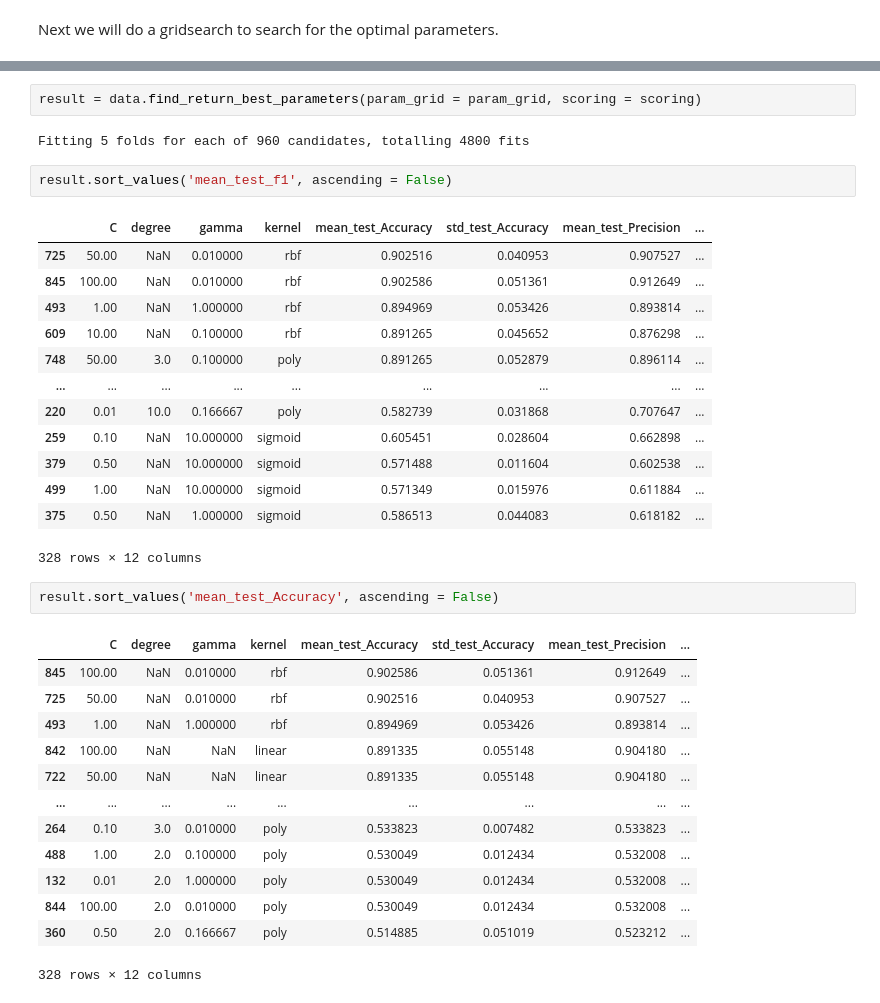
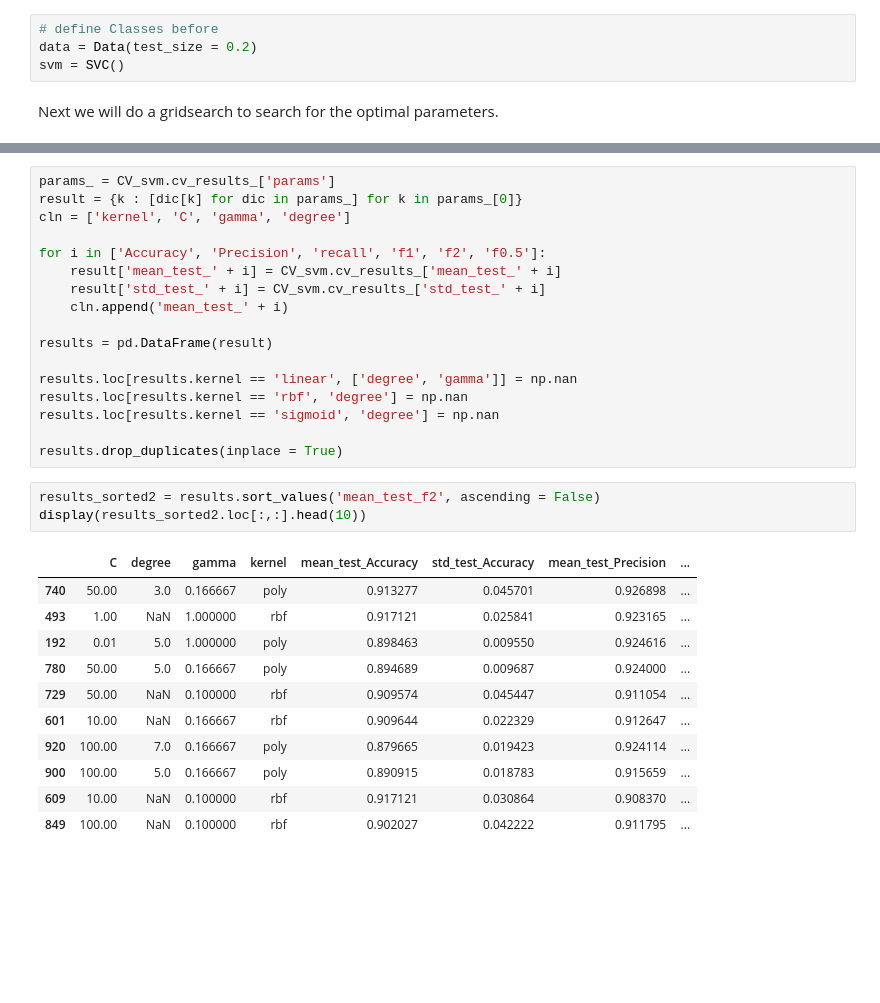
Before and after one commit to Estreuselito/Deus_ex_machina, a Jupyter notebook: Kernel/Kernel_ys.ipynb, the cells around one changed output, grey strips where cells are left out. Saved outputs shown, nothing was run; the diff lists cells and outputs as text; blank space fills up the shorter version.

```diff
--- a/Kernel/Kernel_ys.ipynb
+++ b/Kernel/Kernel_ys.ipynb
@@ -271,4 +278,8 @@ The graphs represent the same.  With an increasing value of gamma, the model suf
 # %% [markdown]
 From here on onwards, we instantiated Data again, in order to only have the data.
+# %%
+# define Classes before
+data = Data(test_size = 0.2)
+svm = SVC()
 # %% [markdown]
 Next we will do a gridsearch to search for the optimal parameters.
@@ -288,36 +317,32 @@ scoring = {'Accuracy' : 'accuracy',
-# %%
-result = data.find_return_best_parameters(param_grid = param_grid, scoring = scoring)
-# %% [output]
-Fitting 5 folds for each of 960 candidates, totalling 4800 fits
-# %%
-result.sort_values('mean_test_f1', ascending = False)
-# %% [output]
-|  | C | degree | gamma | kernel | mean_test_Accuracy | std_test_Accuracy | mean_test_Precision | ... |
-| 725 | 50.00 | NaN | 0.010000 | rbf | 0.902516 | 0.040953 | 0.907527 | ... |
-| 845 | 100.00 | NaN | 0.010000 | rbf | 0.902586 | 0.051361 | 0.912649 | ... |
-| 493 | 1.00 | NaN | 1.000000 | rbf | 0.894969 | 0.053426 | 0.893814 | ... |
-| 609 | 10.00 | NaN | 0.100000 | rbf | 0.891265 | 0.045652 | 0.876298 | ... |
-| 748 | 50.00 | 3.0 | 0.100000 | poly | 0.891265 | 0.052879 | 0.896114 | ... |
-| ... | ... | ... | ... | ... | ... | ... | ... | ... |
-| 220 | 0.01 | 10.0 | 0.166667 | poly | 0.582739 | 0.031868 | 0.707647 | ... |
-| 259 | 0.10 | NaN | 10.000000 | sigmoid | 0.605451 | 0.028604 | 0.662898 | ... |
-| 379 | 0.50 | NaN | 10.000000 | sigmoid | 0.571488 | 0.011604 | 0.602538 | ... |
-| 499 | 1.00 | NaN | 10.000000 | sigmoid | 0.571349 | 0.015976 | 0.611884 | ... |
-| 375 | 0.50 | NaN | 1.000000 | sigmoid | 0.586513 | 0.044083 | 0.618182 | ... |
-328 rows × 12 columns
-# %%
-result.sort_values('mean_test_Accuracy', ascending = False)
-# %% [output]
-|  | C | degree | gamma | kernel | mean_test_Accuracy | std_test_Accuracy | mean_test_Precision | ... |
-| 845 | 100.00 | NaN | 0.010000 | rbf | 0.902586 | 0.051361 | 0.912649 | ... |
-| 725 | 50.00 | NaN | 0.010000 | rbf | 0.902516 | 0.040953 | 0.907527 | ... |
-| 493 | 1.00 | NaN | 1.000000 | rbf | 0.894969 | 0.053426 | 0.893814 | ... |
-| 842 | 100.00 | NaN | NaN | linear | 0.891335 | 0.055148 | 0.904180 | ... |
-| 722 | 50.00 | NaN | NaN | linear | 0.891335 | 0.055148 | 0.904180 | ... |
-| ... | ... | ... | ... | ... | ... | ... | ... | ... |
-| 264 | 0.10 | 3.0 | 0.010000 | poly | 0.533823 | 0.007482 | 0.533823 | ... |
-| 488 | 1.00 | 2.0 | 0.100000 | poly | 0.530049 | 0.012434 | 0.532008 | ... |
-| 132 | 0.01 | 2.0 | 1.000000 | poly | 0.530049 | 0.012434 | 0.532008 | ... |
-| 844 | 100.00 | 2.0 | 0.010000 | poly | 0.530049 | 0.012434 | 0.532008 | ... |
-| 360 | 0.50 | 2.0 | 0.166667 | poly | 0.514885 | 0.051019 | 0.523212 | ... |
-328 rows × 12 columns
+# %%
+params_ = CV_svm.cv_results_['params']
+result = {k : [dic[k] for dic in params_] for k in params_[0]}
+cln = ['kernel', 'C', 'gamma', 'degree']
+
+for i in ['Accuracy', 'Precision', 'recall', 'f1', 'f2', 'f0.5']:
+    result['mean_test_' + i] = CV_svm.cv_results_['mean_test_' + i]
+    result['std_test_' + i] = CV_svm.cv_results_['std_test_' + i]
+    cln.append('mean_test_' + i)
+
+results = pd.DataFrame(result)
+
+results.loc[results.kernel == 'linear', ['degree', 'gamma']] = np.nan
+results.loc[results.kernel == 'rbf', 'degree'] = np.nan
+results.loc[results.kernel == 'sigmoid', 'degree'] = np.nan
+
+results.drop_duplicates(inplace = True)
+# %%
+results_sorted2 = results.sort_values('mean_test_f2', ascending = False)
+display(results_sorted2.loc[:,:].head(10))
+# %% [output]
+|  | C | degree | gamma | kernel | mean_test_Accuracy | std_test_Accuracy | mean_test_Precision | ... |
+| 740 | 50.00 | 3.0 | 0.166667 | poly | 0.913277 | 0.045701 | 0.926898 | ... |
+| 493 | 1.00 | NaN | 1.000000 | rbf | 0.917121 | 0.025841 | 0.923165 | ... |
+| 192 | 0.01 | 5.0 | 1.000000 | poly | 0.898463 | 0.009550 | 0.924616 | ... |
+| 780 | 50.00 | 5.0 | 0.166667 | poly | 0.894689 | 0.009687 | 0.924000 | ... |
+| 729 | 50.00 | NaN | 0.100000 | rbf | 0.909574 | 0.045447 | 0.911054 | ... |
+| 601 | 10.00 | NaN | 0.166667 | rbf | 0.909644 | 0.022329 | 0.912647 | ... |
+| 920 | 100.00 | 7.0 | 0.166667 | poly | 0.879665 | 0.019423 | 0.924114 | ... |
+| 900 | 100.00 | 5.0 | 0.166667 | poly | 0.890915 | 0.018783 | 0.915659 | ... |
+| 609 | 10.00 | NaN | 0.100000 | rbf | 0.917121 | 0.030864 | 0.908370 | ... |
+| 849 | 100.00 | NaN | 0.100000 | rbf | 0.902027 | 0.042222 | 0.911795 | ... |
```
Also changed, not shown: parts of 71 cells of this notebook.
